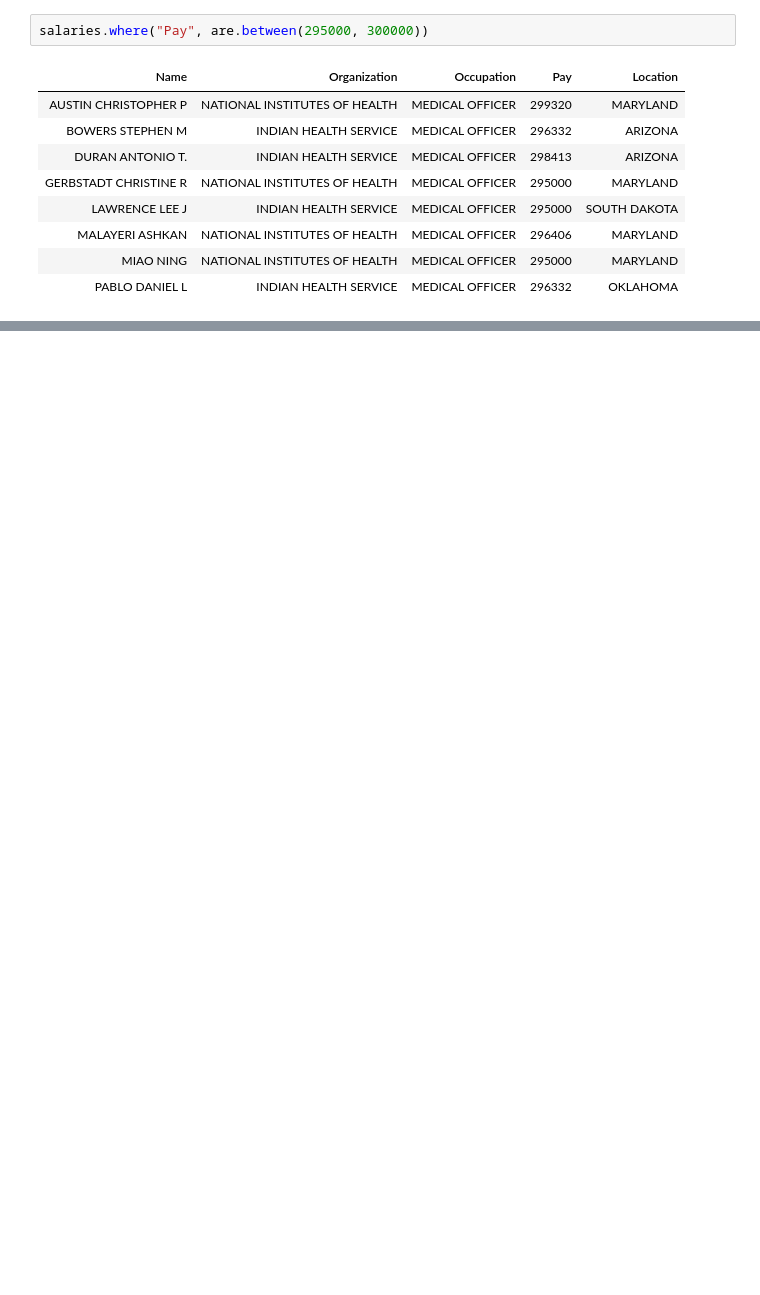
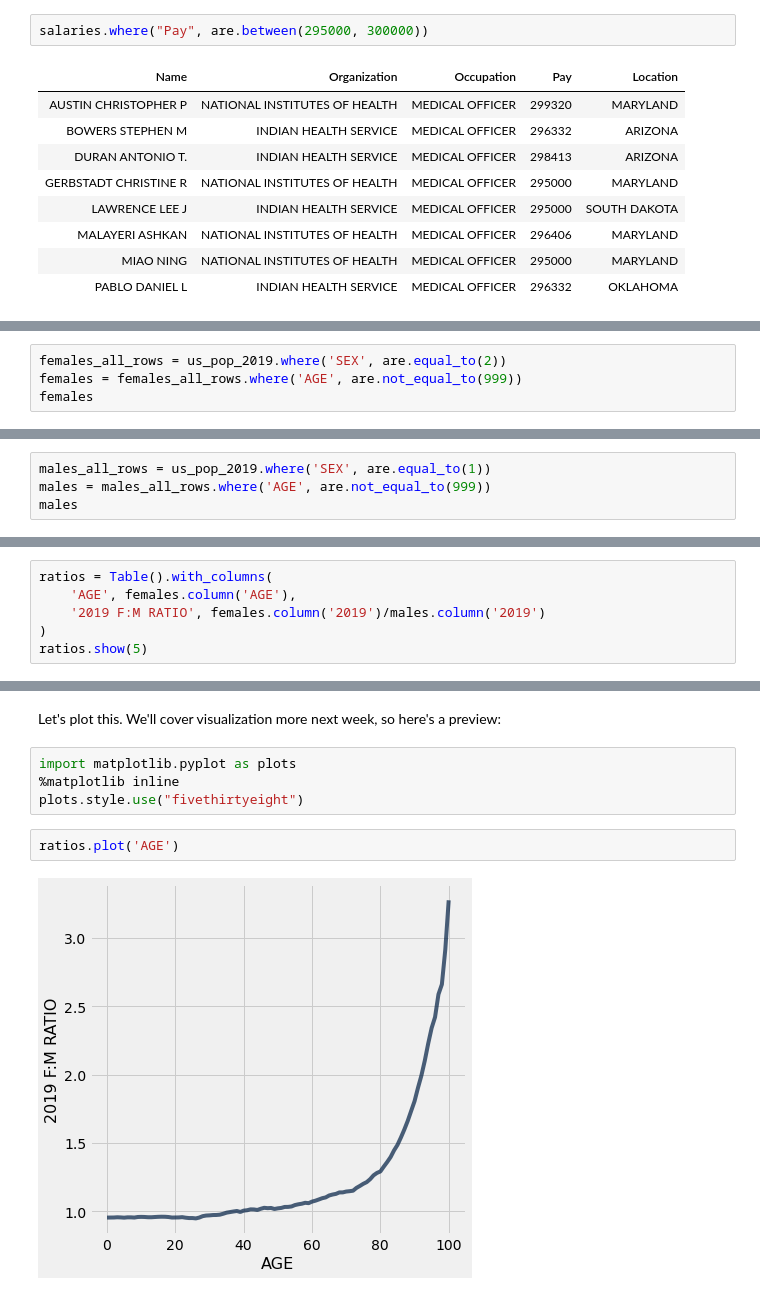
Before and after one commit to marctollis/INF110-Discovering-Informatics, a Jupyter notebook: coding snippets/lecture_7_examples/07_More Tables.ipynb, the cells around one changed output, grey strips where cells are left out. Drawn from its saved outputs; the diff is of its cells as text; blank space fills up the shorter version.

```diff
--- a/coding snippets/lecture_7_examples/07_More Tables.ipynb
+++ b/coding snippets/lecture_7_examples/07_More Tables.ipynb
@@ -246,0 +463,4 @@ census_final.sort("AGE", descending=True)
+# %%
+females_all_rows = us_pop_2019.where('SEX', are.equal_to(2))
+females = females_all_rows.where('AGE', are.not_equal_to(999))
+females
@@ -246,0 +480,4 @@ census_final.sort("AGE", descending=True)
+# %%
+males_all_rows = us_pop_2019.where('SEX', are.equal_to(1))
+males = males_all_rows.where('AGE', are.not_equal_to(999))
+males
@@ -246,0 +525,6 @@ census_final.sort("AGE", descending=True)
+# %%
+ratios = Table().with_columns(
+    'AGE', females.column('AGE'),
+    '2019 F:M RATIO', females.column('2019')/males.column('2019')
+)
+ratios.show(5)
@@ -246,0 +561,10 @@ census_final.sort("AGE", descending=True)
+# %% [markdown]
+Let's plot this. We'll cover visualization more next week, so here's a preview:
+# %%
+import matplotlib.pyplot as plots
+%matplotlib inline
+plots.style.use("fivethirtyeight")
+# %%
+ratios.plot('AGE')
+# %% [output]
+[figure, added]
```
Also changed, not shown: parts of 53 cells of this notebook.
